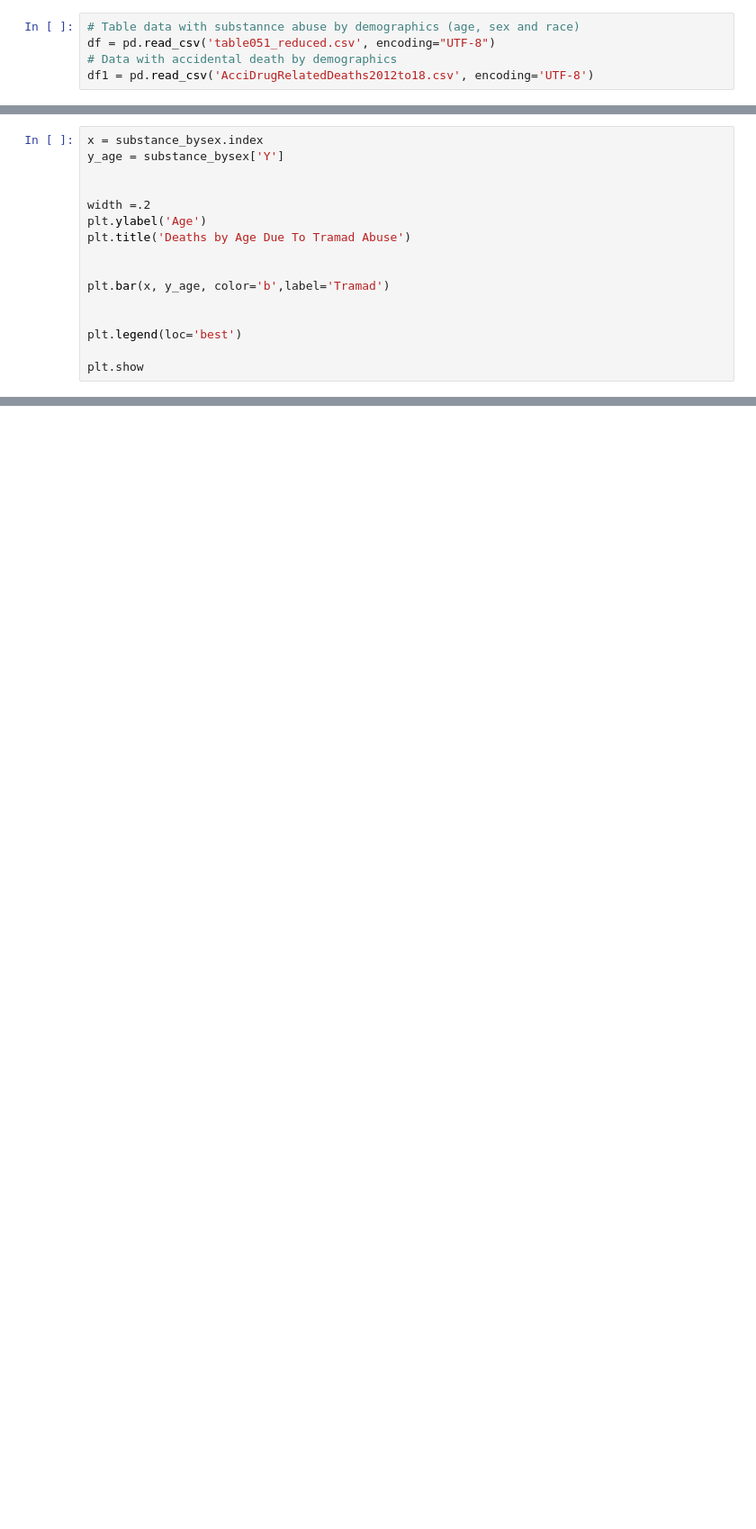
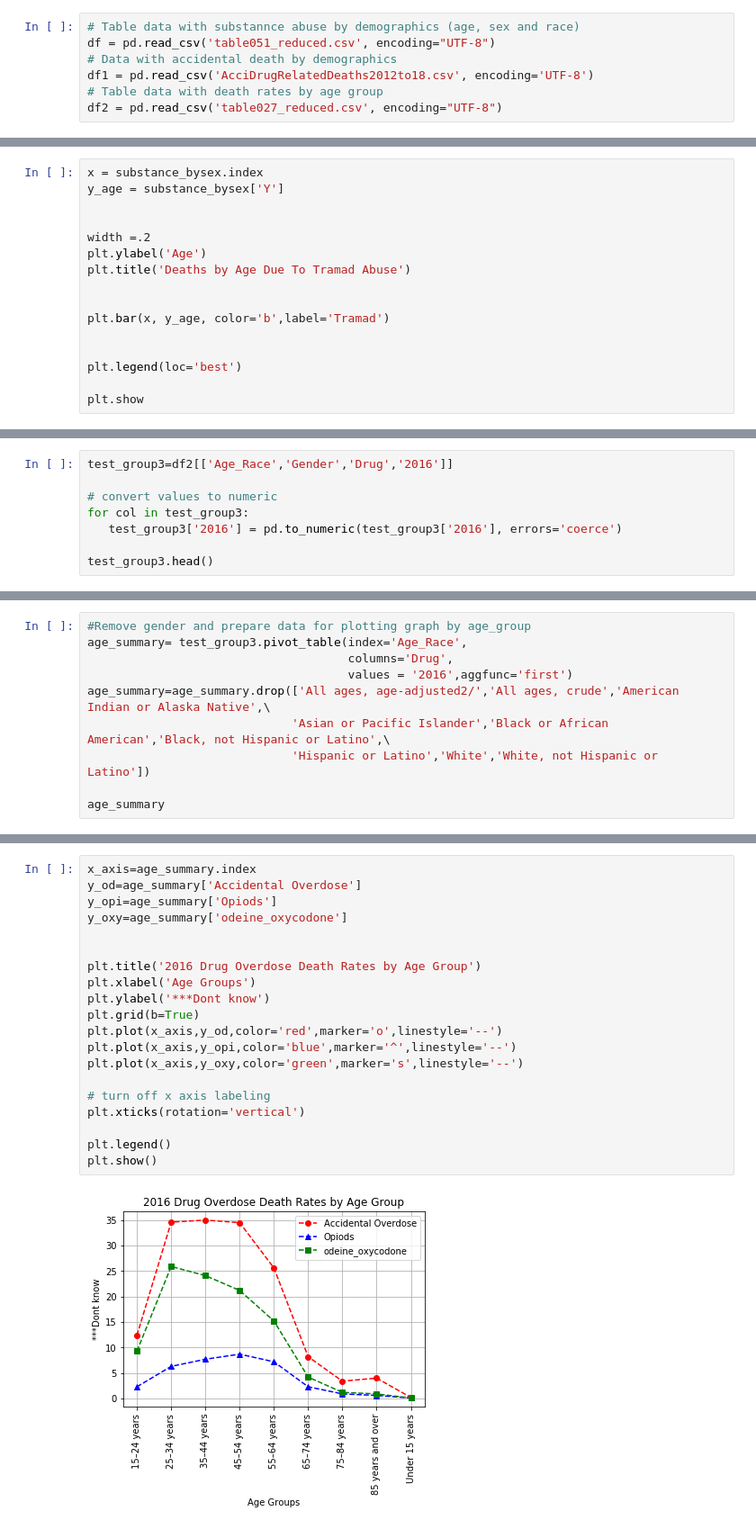
Before and after one commit to sarathus/Team5, a Jupyter notebook: pseudo_code.ipynb, the cells around one changed output, grey strips where cells are left out. Shown at 90% size. Cells and saved outputs as stored; diff of their text form; blank space fills up the shorter version.

Commit message:
Add files via upload
Added the 2 line plots about death rates vs Race and Age group. Needs to change the y axes to the correct units.

```diff
--- a/pseudo_code.ipynb
+++ b/pseudo_code.ipynb
@@ -12,6 +12,8 @@ import matplotlib.pyplot as plt
 df = pd.read_csv('table051_reduced.csv', encoding="UTF-8")
 # Data with accidental death by demographics
 df1 = pd.read_csv('AcciDrugRelatedDeaths2012to18.csv', encoding='UTF-8')
+# Table data with death rates by age group
+df2 = pd.read_csv('table027_reduced.csv', encoding="UTF-8")
 # %% [markdown]
 ### DATA MERGING
 # %%
@@ -196,0 +222,8 @@ plt.show
+# %%
+test_group3=df2[['Age_Race','Gender','Drug','2016']]
+
+# convert values to numeric
+for col in test_group3:
+   test_group3['2016'] = pd.to_numeric(test_group3['2016'], errors='coerce')
+
+test_group3.head()
@@ -196,0 +242,10 @@ plt.show
+# %%
+#Remove gender and prepare data for plotting graph by age_group
+age_summary= test_group3.pivot_table(index='Age_Race',
+                                     columns='Drug',
+                                     values = '2016',aggfunc='first')
+age_summary=age_summary.drop(['All ages, age-adjusted2/','All ages, crude','American Indian or Alaska Native',\
+                             'Asian or Pacific Islander','Black or African American','Black, not Hispanic or Latino',\
+                             'Hispanic or Latino','White','White, not Hispanic or Latino'])
+
+age_summary
@@ -196,0 +264,22 @@ plt.show
+# %%
+x_axis=age_summary.index
+y_od=age_summary['Accidental Overdose']
+y_opi=age_summary['Opiods']
+y_oxy=age_summary['odeine_oxycodone']
+
+
+plt.title('2016 Drug Overdose Death Rates by Age Group')
+plt.xlabel('Age Groups')
+plt.ylabel('***Dont know')
+plt.grid(b=True)
+plt.plot(x_axis,y_od,color='red',marker='o',linestyle='--')
+plt.plot(x_axis,y_opi,color='blue',marker='^',linestyle='--')
+plt.plot(x_axis,y_oxy,color='green',marker='s',linestyle='--')
+
+# turn off x axis labeling
+plt.xticks(rotation='vertical')
+
+plt.legend()
+plt.show()
+# %% [output]
+[figure, added]
```
Also changed, not shown: parts of 6 cells of this notebook.
